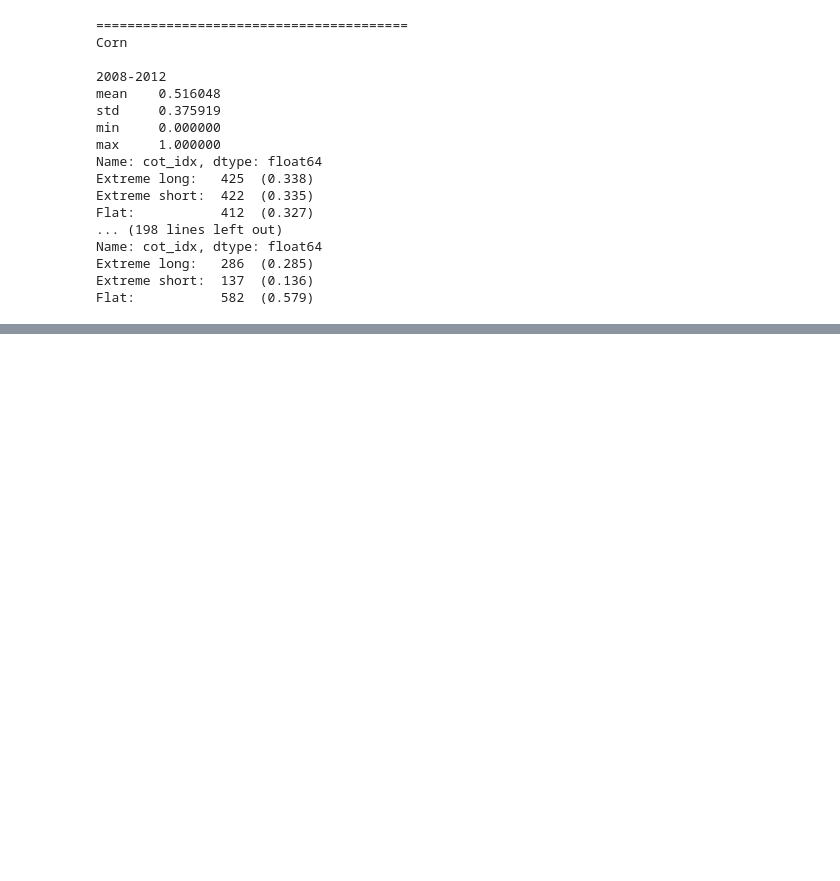
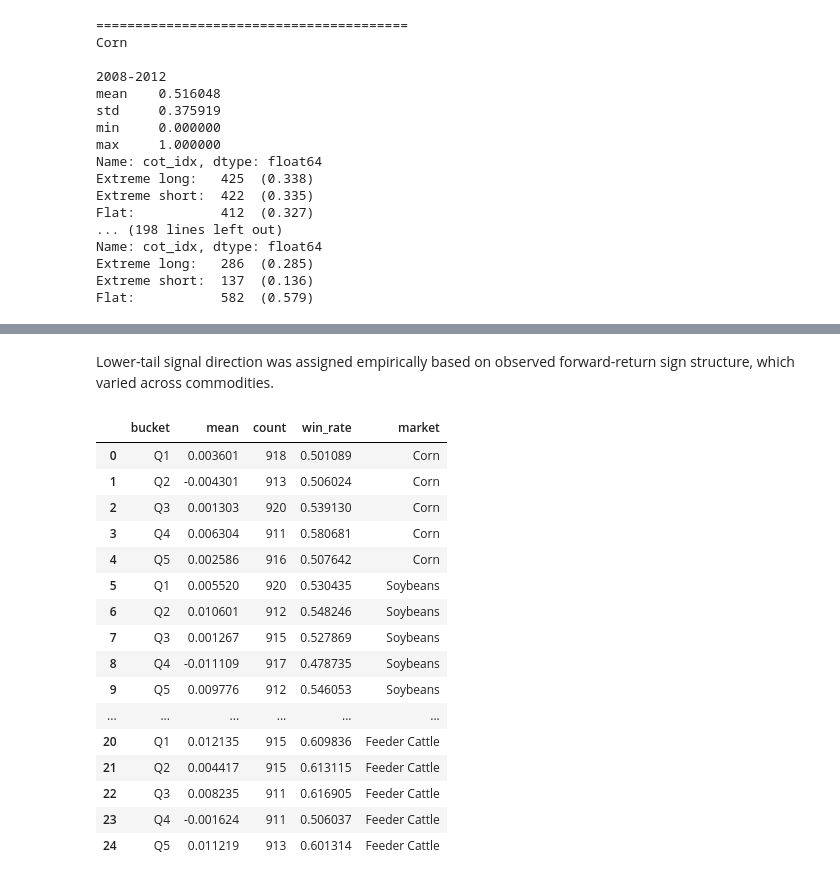
Before and after one commit to isupryaga/Commodities-Research, a Jupyter notebook: corn_futures_cot.ipynb, the cells around one changed output, grey strips where cells are left out. Saved outputs shown, nothing was run; the diff lists cells and outputs as text; code cells hidden in the pictures; blank space fills up the shorter version.

```diff
--- a/corn_futures_cot.ipynb
+++ b/corn_futures_cot.ipynb
@@ -2112,0 +721,56 @@ np.float64(-0.30858469129275456)
+# %% [markdown]
+Lower-tail signal direction was assigned empirically based on observed forward-return sign structure, which varied across commodities.
+# %%
+import pandas as pd
+
+horizon = 20
+rows = []
+
+for market, label in market_labels.items():
+    d = merged[market].loc['2008':].copy()
+
+    close_col = next(c for c in d.columns if "Close" in c)
+    d['fwd_ret'] = d[close_col].shift(-horizon) / d[close_col] - 1
+
+    tmp = d[['cot_idx', 'fwd_ret']].dropna().copy()
+    tmp['bucket'] = pd.qcut(
+        tmp['cot_idx'],
+        5,
+        labels=['Q1', 'Q2', 'Q3', 'Q4', 'Q5'],
+        duplicates='drop'
+    )
+
+    summary = (
+        tmp.groupby('bucket', observed=False)['fwd_ret']
+        .agg(['mean', 'count'])
+        .reset_index()
+    )
+    summary['win_rate'] = (
+        tmp.groupby('bucket', observed=False)['fwd_ret']
+        .apply(lambda x: (x > 0).mean())
+        .values
+    )
+    summary['market'] = label
+
+    rows.append(summary)
+
+bucket_results = pd.concat(rows, ignore_index=True)
+bucket_results
+# %% [output]
+|  | bucket | mean | count | win_rate | market |
+| 0 | Q1 | 0.003601 | 918 | 0.501089 | Corn |
+| 1 | Q2 | -0.004301 | 913 | 0.506024 | Corn |
+| 2 | Q3 | 0.001303 | 920 | 0.539130 | Corn |
+| 3 | Q4 | 0.006304 | 911 | 0.580681 | Corn |
+| 4 | Q5 | 0.002586 | 916 | 0.507642 | Corn |
+| 5 | Q1 | 0.005520 | 920 | 0.530435 | Soybeans |
+| 6 | Q2 | 0.010601 | 912 | 0.548246 | Soybeans |
+| 7 | Q3 | 0.001267 | 915 | 0.527869 | Soybeans |
+| 8 | Q4 | -0.011109 | 917 | 0.478735 | Soybeans |
+| 9 | Q5 | 0.009776 | 912 | 0.546053 | Soybeans |
+| ... | ... | ... | ... | ... | ... |
+| 20 | Q1 | 0.012135 | 915 | 0.609836 | Feeder Cattle |
+| 21 | Q2 | 0.004417 | 915 | 0.613115 | Feeder Cattle |
+| 22 | Q3 | 0.008235 | 911 | 0.616905 | Feeder Cattle |
+| 23 | Q4 | -0.001624 | 911 | 0.506037 | Feeder Cattle |
+| 24 | Q5 | 0.011219 | 913 | 0.601314 | Feeder Cattle |
```
Also changed, not shown: parts of 67 cells of this notebook.
